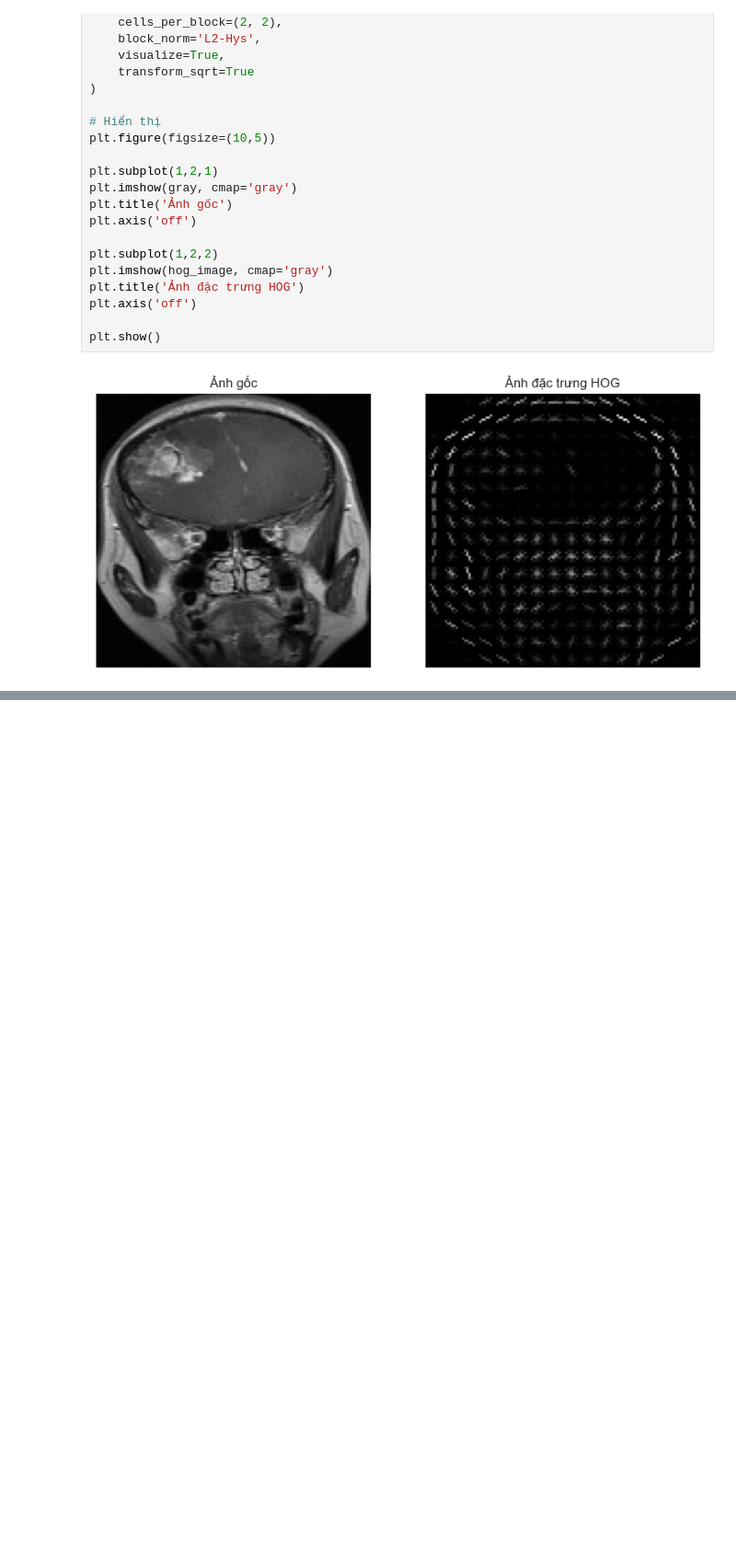
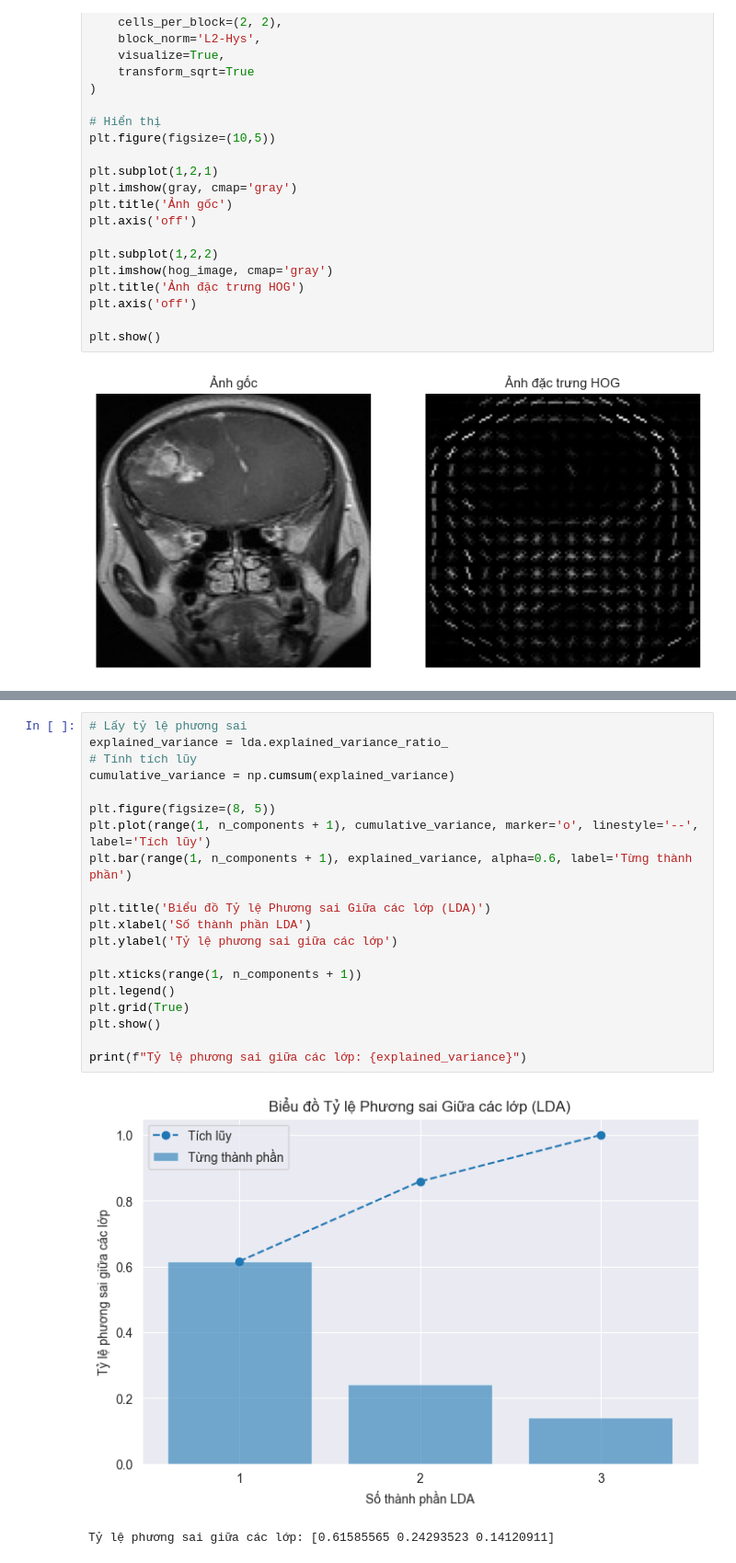
Before and after one commit to Duyhai2005/project_ml, a Jupyter notebook: preprocessing_data.ipynb, the cells around one changed output, grey strips where cells are left out. Shown at 92% size. Cells and saved outputs as stored; diff of their text form; blank space fills up the shorter version.

```diff
--- a/preprocessing_data.ipynb
+++ b/preprocessing_data.ipynb
@@ -500,0 +593,23 @@ Max HOG feature:  1.0000
+# %%
+# Lấy tỷ lệ phương sai
+explained_variance = lda.explained_variance_ratio_
+# Tính tích lũy
+cumulative_variance = np.cumsum(explained_variance)
+
+plt.figure(figsize=(8, 5))
+plt.plot(range(1, n_components + 1), cumulative_variance, marker='o', linestyle='--', label='Tích lũy')
+plt.bar(range(1, n_components + 1), explained_variance, alpha=0.6, label='Từng thành phần')
+
+plt.title('Biểu đồ Tỷ lệ Phương sai Giữa các lớp (LDA)')
+plt.xlabel('Số thành phần LDA')
+plt.ylabel('Tỷ lệ phương sai giữa các lớp')
+
+plt.xticks(range(1, n_components + 1))
+plt.legend()
+plt.grid(True)
+plt.show()
+
+print(f"Tỷ lệ phương sai giữa các lớp: {explained_variance}")
+# %% [output]
+[figure, added]
+Tỷ lệ phương sai giữa các lớp: [0.61585565 0.24293523 0.14120911]
```
Also changed, not shown: parts of 12 cells of this notebook.
